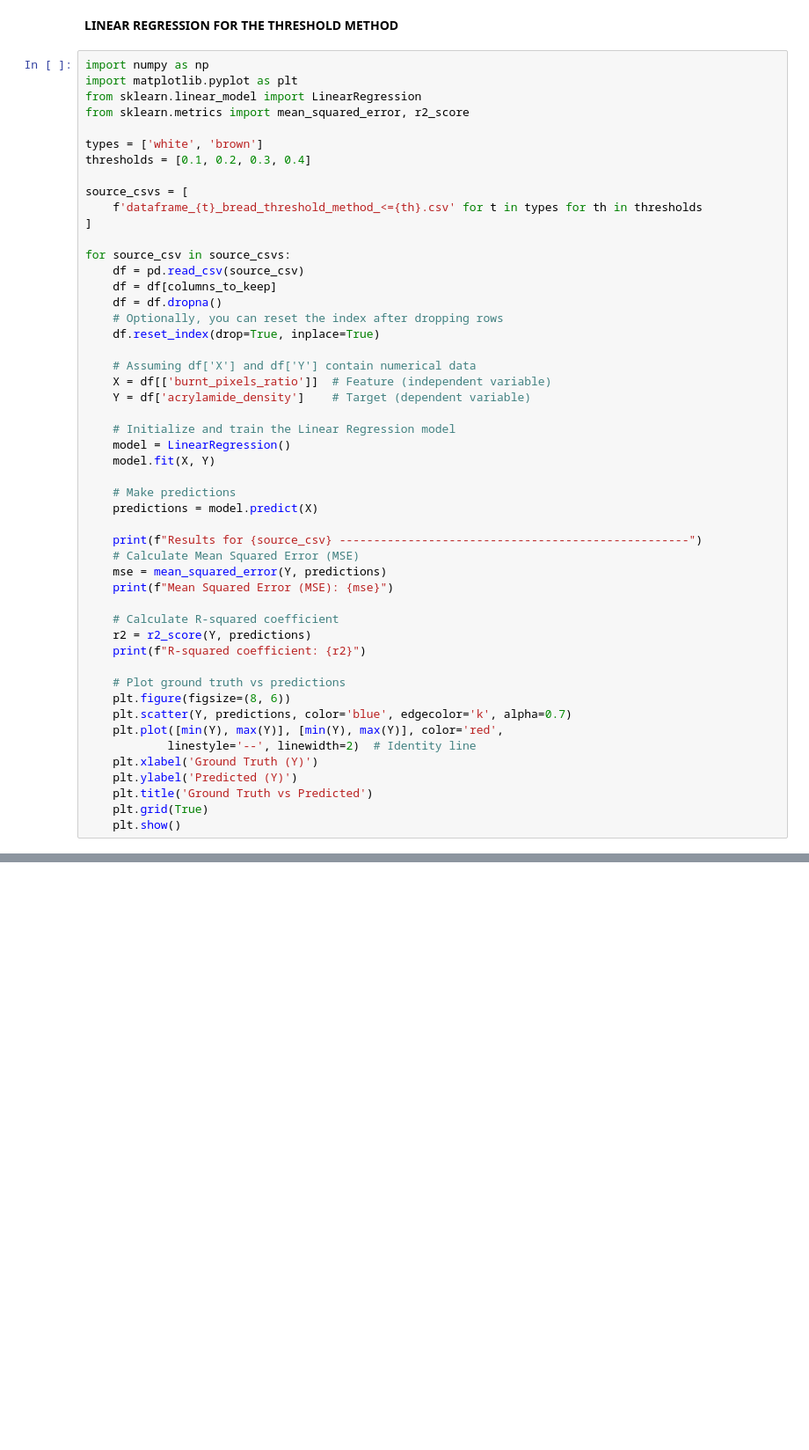
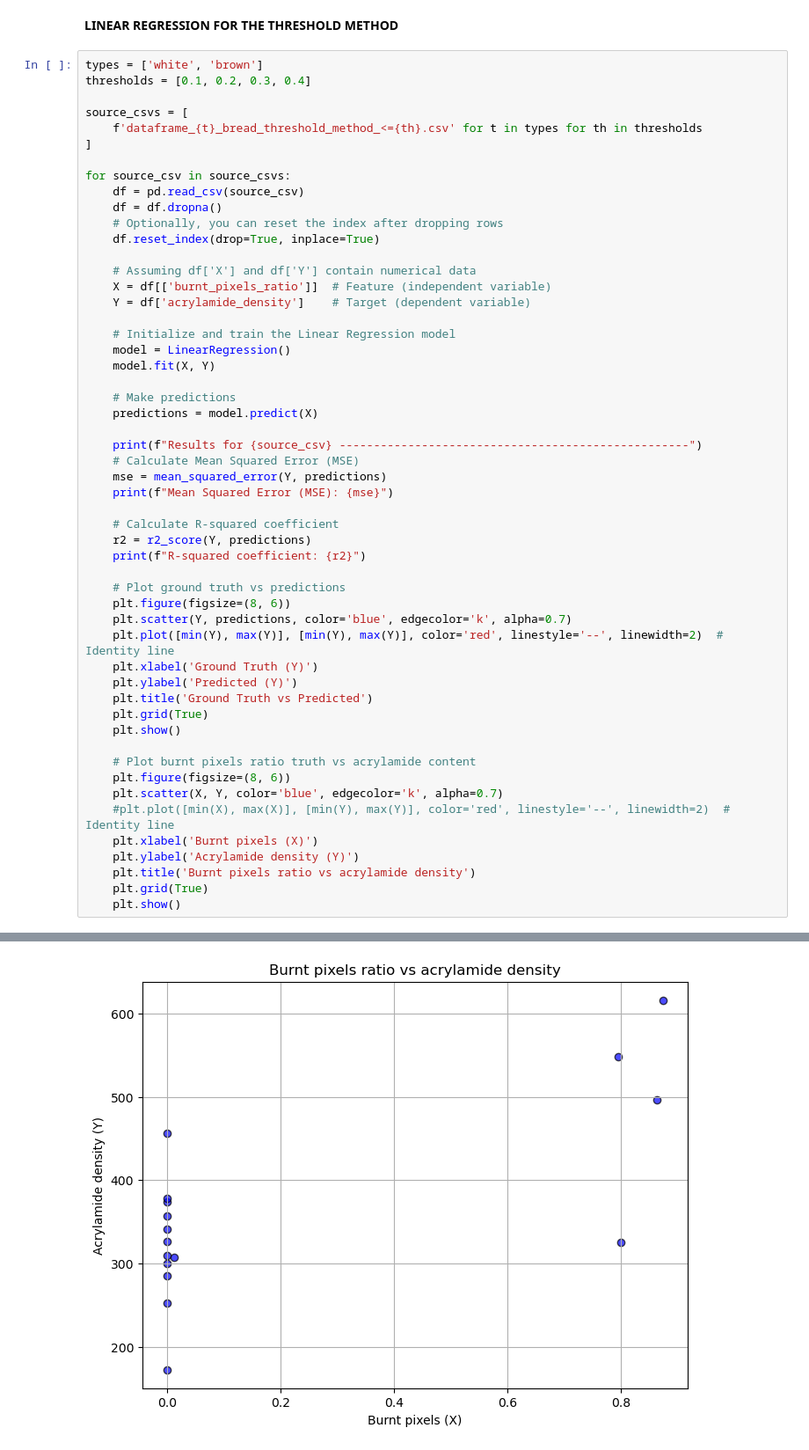
Before and after one commit to LambdaLambdaLambda/read_thermal.py, a Jupyter notebook: acrylamide_prediction_model.ipynb, the cells around one changed output, grey strips where cells are left out. Shown at 88% size. Drawn from its saved outputs; the diff is of its cells as text; blank space fills up the shorter version.

Commit message:
creati modelli di regressione lineare e random forest

```diff
--- a/acrylamide_prediction_model.ipynb
+++ b/acrylamide_prediction_model.ipynb
@@ -401,11 +402,6 @@ R-squared: 0.9369217528152491
 # %% [markdown]
 **LINEAR REGRESSION FOR THE THRESHOLD METHOD**
 # %%
-import numpy as np
-import matplotlib.pyplot as plt
-from sklearn.linear_model import LinearRegression
-from sklearn.metrics import mean_squared_error, r2_score
-
 types = ['white', 'brown']
 thresholds = [0.1, 0.2, 0.3, 0.4]
 
@@ -415,7 +411,6 @@ source_csvs = [
 
 for source_csv in source_csvs:
     df = pd.read_csv(source_csv)
-    df = df[columns_to_keep]
     df = df.dropna()
     # Optionally, you can reset the index after dropping rows
     df.reset_index(drop=True, inplace=True)
@@ -426,35 +421,45 @@ for source_csv in source_csvs:
 
     # Initialize and train the Linear Regression model
     model = LinearRegression()
     model.fit(X, Y)
 
     # Make predictions
     predictions = model.predict(X)
 
     print(f"Results for {source_csv} ---------------------------------------------------")
     # Calculate Mean Squared Error (MSE)
     mse = mean_squared_error(Y, predictions)
     print(f"Mean Squared Error (MSE): {mse}")
 
     # Calculate R-squared coefficient
     r2 = r2_score(Y, predictions)
     print(f"R-squared coefficient: {r2}")
 
     # Plot ground truth vs predictions
     plt.figure(figsize=(8, 6))
     plt.scatter(Y, predictions, color='blue', edgecolor='k', alpha=0.7)
-    plt.plot([min(Y), max(Y)], [min(Y), max(Y)], color='red',
-            linestyle='--', linewidth=2)  # Identity line
+    plt.plot([min(Y), max(Y)], [min(Y), max(Y)], color='red', linestyle='--', linewidth=2)  # Identity line
     plt.xlabel('Ground Truth (Y)')
     plt.ylabel('Predicted (Y)')
     plt.title('Ground Truth vs Predicted')
     plt.grid(True)
     plt.show()
+
+    # Plot burnt pixels ratio truth vs acrylamide content
+    plt.figure(figsize=(8, 6))
+    plt.scatter(X, Y, color='blue', edgecolor='k', alpha=0.7)
+    #plt.plot([min(X), max(X)], [min(Y), max(Y)], color='red', linestyle='--', linewidth=2)  # Identity line
+    plt.xlabel('Burnt pixels (X)')
+    plt.ylabel('Acrylamide density (Y)')
+    plt.title('Burnt pixels ratio vs acrylamide density')
+    plt.grid(True)
+    plt.show()
 # %% [output]
 Results for dataframe_white_bread_threshold_method_<=0.1.csv ---------------------------------------------------
 Mean Squared Error (MSE): 6131.73677164872
 R-squared coefficient: 0.4921321742153195
 [figure]
+[figure, new version]
 Results for dataframe_white_bread_threshold_method_<=0.2.csv ---------------------------------------------------
 Mean Squared Error (MSE): 6147.545680122039
 R-squared coefficient: 0.4908227840256596
```
Also changed, not shown: parts of 2 cells of this notebook.
